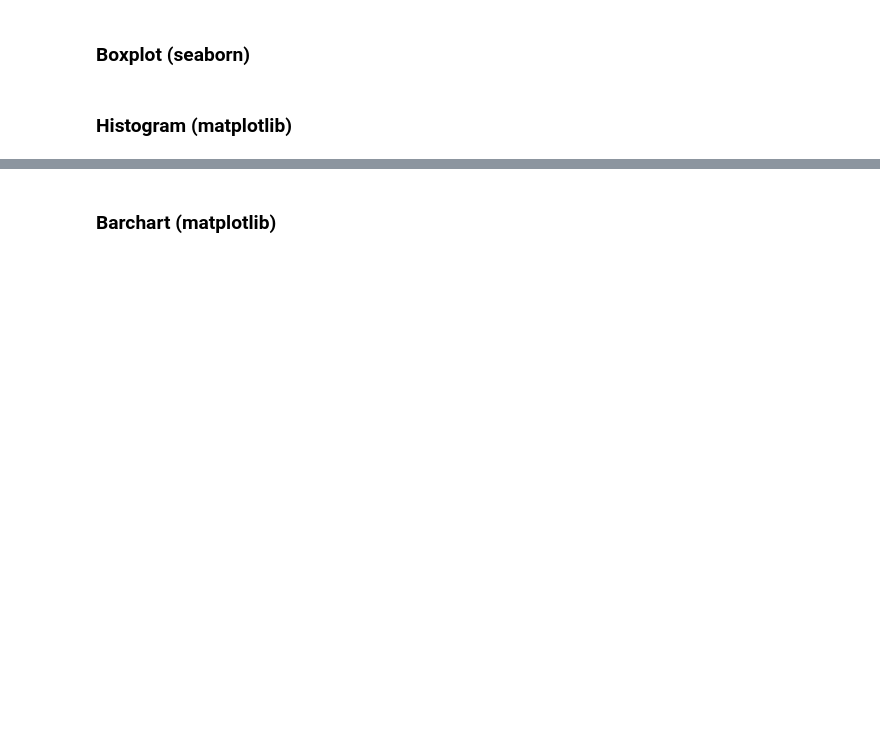
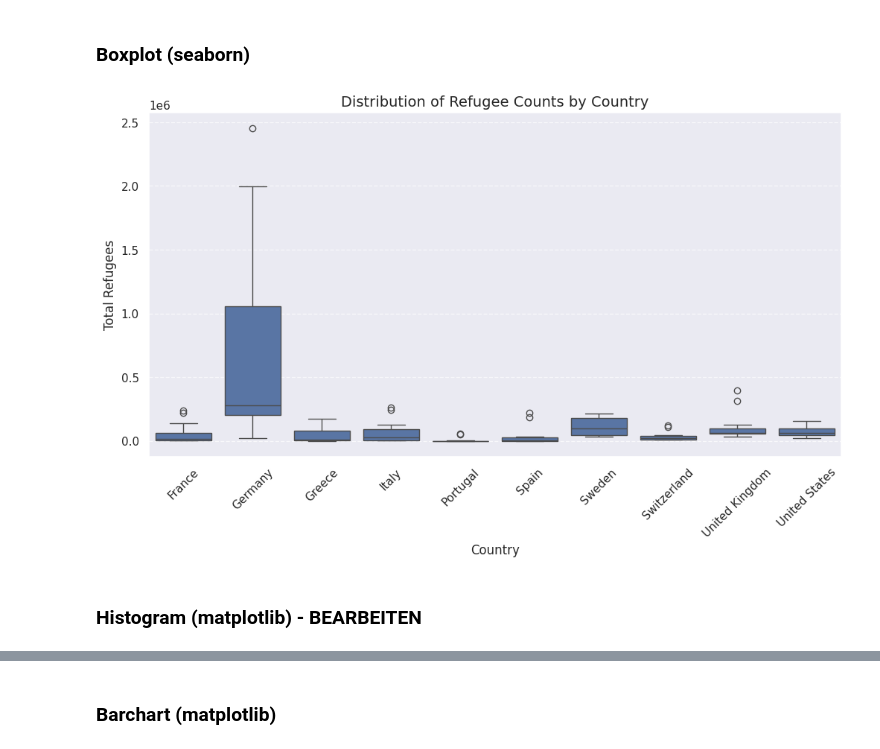
Before and after one commit to ferzanagehringer3/DataAnalyticsLN, a Jupyter notebook: Exploratory Data Analysis (EDA)/EDA_combined_data.ipynb, the cells around one changed output, grey strips where cells are left out. Drawn from its saved outputs; the diff is of its cells as text; code cells hidden in the pictures; blank space fills up the shorter version.

```diff
--- a/Exploratory Data Analysis (EDA)/EDA_combined_data.ipynb
+++ b/Exploratory Data Analysis (EDA)/EDA_combined_data.ipynb
@@ -86,4 +302,20 @@ df.types
 # %% [markdown]
 ### Boxplot (seaborn)
+# %%
+# Create a boxplot
+plt.figure(figsize=(12, 6))
+sns.boxplot(data=df_orig, x='country_name', y='total_refugees')
+
+# Add chart elements
+plt.title("Distribution of Refugee Counts by Country", fontsize=14)
+plt.xlabel("Country", fontsize=12)
+plt.ylabel("Total Refugees", fontsize=12)
+plt.xticks(rotation=45)  # Rotate x-axis labels for better readability
+plt.grid(axis='y', linestyle='--', alpha=0.7)
+
+# Display the plot
+plt.show()
+# %% [output]
+[figure, added]
 # %% [markdown]
-### Histogram (matplotlib)
+### Histogram (matplotlib) - BEARBEITEN
```
Also changed, not shown: parts of 35 cells of this notebook, 1 other file.
